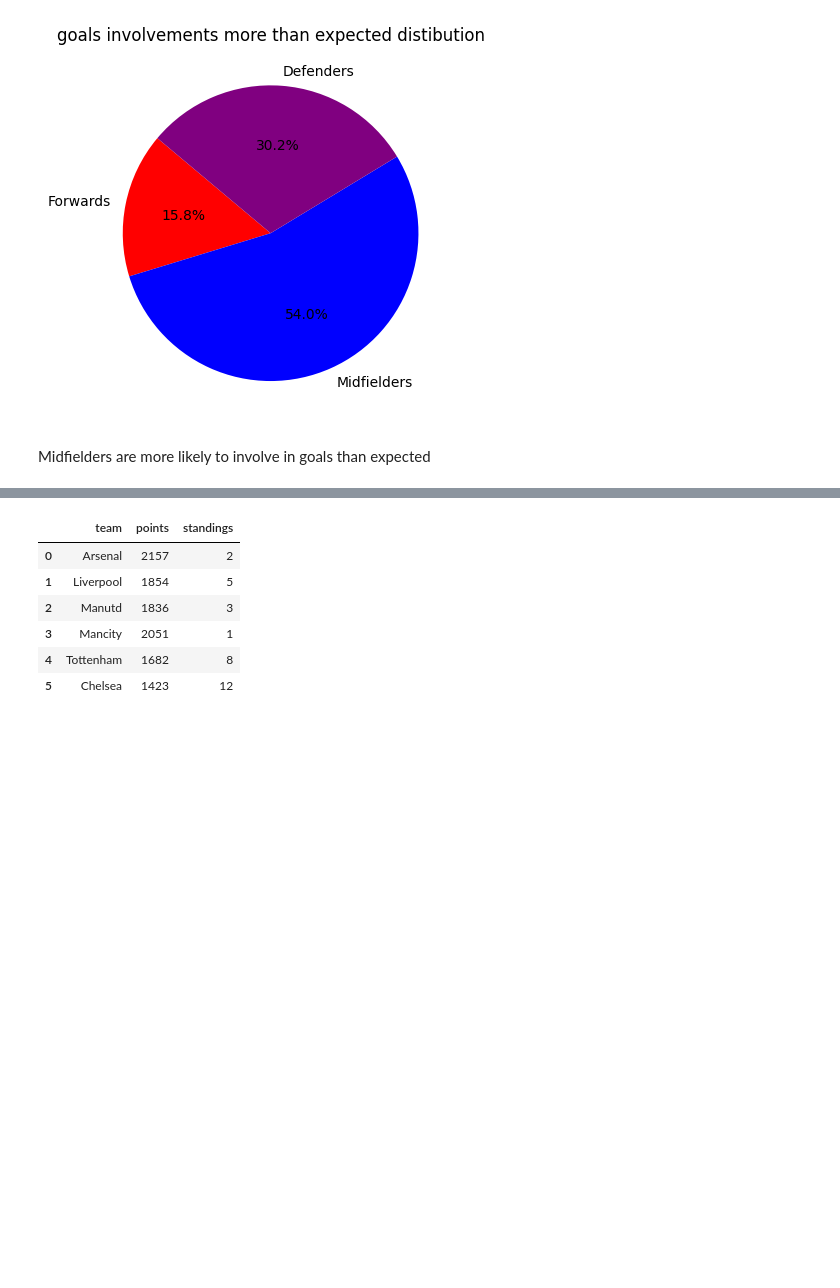
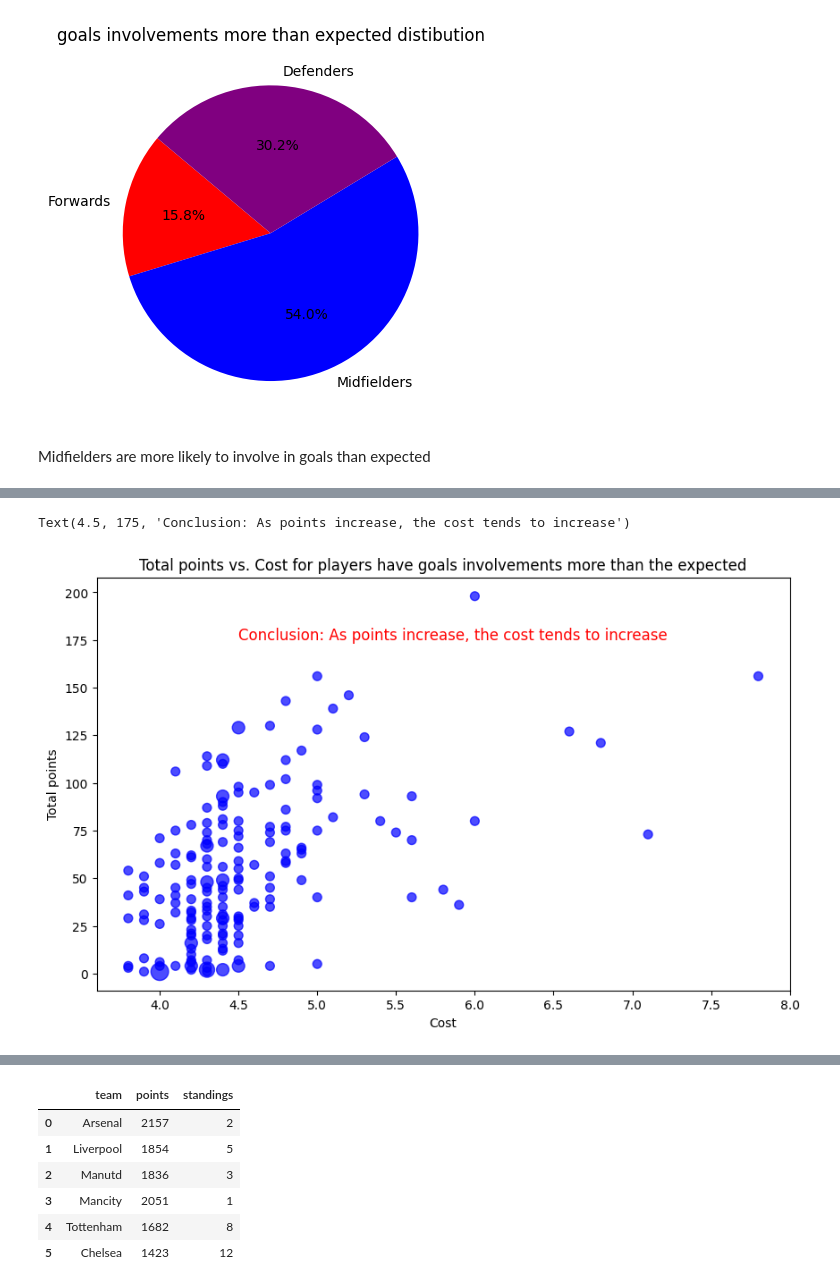
Before and after one commit to borhenDH/Fantasy-premier-league-Data-Analysis-and-Visualisation, a Jupyter notebook: analysis.ipynb, the cells around one changed output, grey strips where cells are left out. Saved outputs shown, nothing was run; the diff lists cells and outputs as text; code cells hidden in the pictures; blank space fills up the shorter version.

```diff
--- a/analysis.ipynb
+++ b/analysis.ipynb
@@ -221,3 +221,8 @@ Text(0.5, 1.0, 'goals involvements more than expected distibution')
 [figure]
 # %% [markdown]
 Midfielders are more likely to involve in goals than expected
+# %%
+defenders_stats = pd.DataFrame()
+
+defenders_stats[[ 'name','points','cost']] = data[data['position'] == 'DEF'][[ 'name','total_points','now_cost']]
+defenders_stats = defenders_stats.sort_values(by='points', ascending=False)
@@ -223,0 +245,2 @@ Midfielders are more likely to involve in goals than expected
+# %%
+defenders_stats = defenders_stats[defenders_stats['points'] != 0]
@@ -223,0 +263,17 @@ Midfielders are more likely to involve in goals than expected
+# %%
+grouped = defenders_stats.groupby(['points', 'cost']).size().reset_index(name='count')
+
+
+dot_size = grouped['count'] * 50
+
+# Create a scatter plot with scaled dot size
+plt.figure(figsize=(10, 6))
+plt.scatter(grouped['cost'],grouped['points'], s=dot_size, color='blue', alpha=0.7)
+plt.title('Total points vs. Cost')
+plt.ylabel('Total points')
+plt.xlabel('Cost')
+plt.title('Total points vs. Cost for players have goals involvements more than the expected')
+plt.text(4.5, 175, 'Conclusion: As points increase, the cost tends to increase', fontsize=12, color='red')
+# %% [output]
+Text(4.5, 175, 'Conclusion: As points increase, the cost tends to increase')
+[figure, added]
```
Also changed, not shown: parts of 3 cells of this notebook.
